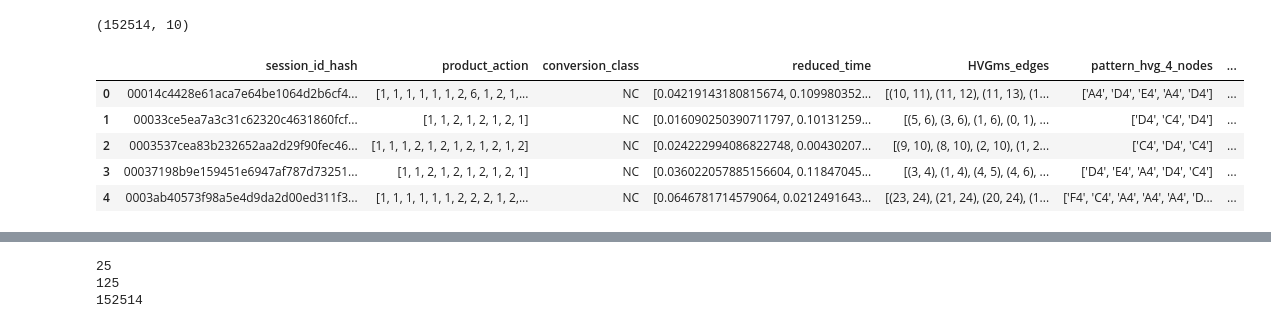
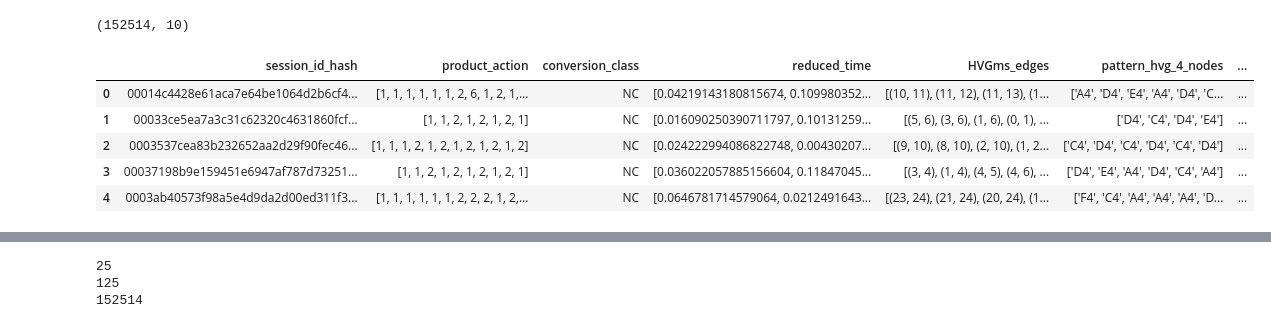
Before and after one commit to rdotjain/shopper-intent-prediction, a Jupyter notebook: long_trajectory/codefiles/shopper_intent_slm.ipynb, the cells around one changed output, grey strips where cells are left out. Cells and saved outputs as stored; diff of their text form; code cells hidden in the pictures.

```diff
--- a/long_trajectory/codefiles/shopper_intent_slm.ipynb
+++ b/long_trajectory/codefiles/shopper_intent_slm.ipynb
@@ -4,16 +4,16 @@ import numpy as np
 import ast
 from itertools import *
 # %%
-shop_df = pd.read_csv('/Users/nitanshjain/Documents/Projects/Shopper_Intent_Prediction/data/long_trajectory/shopper_data_feature_extracted.csv')
+shop_df = pd.read_csv('/Users/nitanshjain/Documents/Projects/Shopper_Intent_Prediction/data/long_trajectory/shopper_data_feature_extracted_v2.csv')
 print(shop_df.shape)
 shop_df.head()
 # %% [output]
 (152514, 10)
 |  | session_id_hash | product_action | conversion_class | reduced_time | HVGms_edges | pattern_hvg_4_nodes | ... |
-| 0 | 00014c4428e61aca7e64be1064d2b6cf4... | [1, 1, 1, 1, 1, 1, 2, 6, 1, 2, 1,... | NC | [0.04219143180815674, 0.109980352... | [(10, 11), (11, 12), (11, 13), (1... | ['A4', 'D4', 'E4', 'A4', 'D4'] | ... |
-| 1 | 00033ce5ea7a3c31c62320c4631860fcf... | [1, 1, 2, 1, 2, 1, 2, 1] | NC | [0.016090250390711797, 0.10131259... | [(5, 6), (3, 6), (1, 6), (0, 1), ... | ['D4', 'C4', 'D4'] | ... |
-| 2 | 0003537cea83b232652aa2d29f90fec46... | [1, 1, 1, 2, 1, 2, 1, 2, 1, 2, 1, 2] | NC | [0.024222994086822748, 0.00430207... | [(9, 10), (8, 10), (2, 10), (1, 2... | ['C4', 'D4', 'C4'] | ... |
-| 3 | 00037198b9e159451e6947af787d73251... | [1, 1, 2, 1, 2, 1, 2, 1, 2, 1] | NC | [0.036022057885156604, 0.11847045... | [(3, 4), (1, 4), (4, 5), (4, 6), ... | ['D4', 'E4', 'A4', 'D4', 'C4'] | ... |
+| 0 | 00014c4428e61aca7e64be1064d2b6cf4... | [1, 1, 1, 1, 1, 1, 2, 6, 1, 2, 1,... | NC | [0.04219143180815674, 0.109980352... | [(10, 11), (11, 12), (11, 13), (1... | ['A4', 'D4', 'E4', 'A4', 'D4', 'C... | ... |
+| 1 | 00033ce5ea7a3c31c62320c4631860fcf... | [1, 1, 2, 1, 2, 1, 2, 1] | NC | [0.016090250390711797, 0.10131259... | [(5, 6), (3, 6), (1, 6), (0, 1), ... | ['D4', 'C4', 'D4', 'E4'] | ... |
+| 2 | 0003537cea83b232652aa2d29f90fec46... | [1, 1, 1, 2, 1, 2, 1, 2, 1, 2, 1, 2] | NC | [0.024222994086822748, 0.00430207... | [(9, 10), (8, 10), (2, 10), (1, 2... | ['C4', 'D4', 'C4', 'D4', 'C4', 'D4'] | ... |
+| 3 | 00037198b9e159451e6947af787d73251... | [1, 1, 2, 1, 2, 1, 2, 1, 2, 1] | NC | [0.036022057885156604, 0.11847045... | [(3, 4), (1, 4), (4, 5), (4, 6), ... | ['D4', 'E4', 'A4', 'D4', 'C4', 'A4'] | ... |
 | 4 | 0003ab40573f98a5e4d9da2d00ed311f3... | [1, 1, 1, 1, 1, 1, 2, 2, 2, 1, 2,... | NC | [0.0646781714579064, 0.0212491643... | [(23, 24), (21, 24), (20, 24), (1... | ['F4', 'C4', 'A4', 'A4', 'A4', 'D... | ... |
 # %%
 shop_df['unigram'] = shop_df['unigram'].apply(lambda x: ast.literal_eval(x))
```
Also changed, not shown: parts of 5 cells of this notebook, 30 other files.
